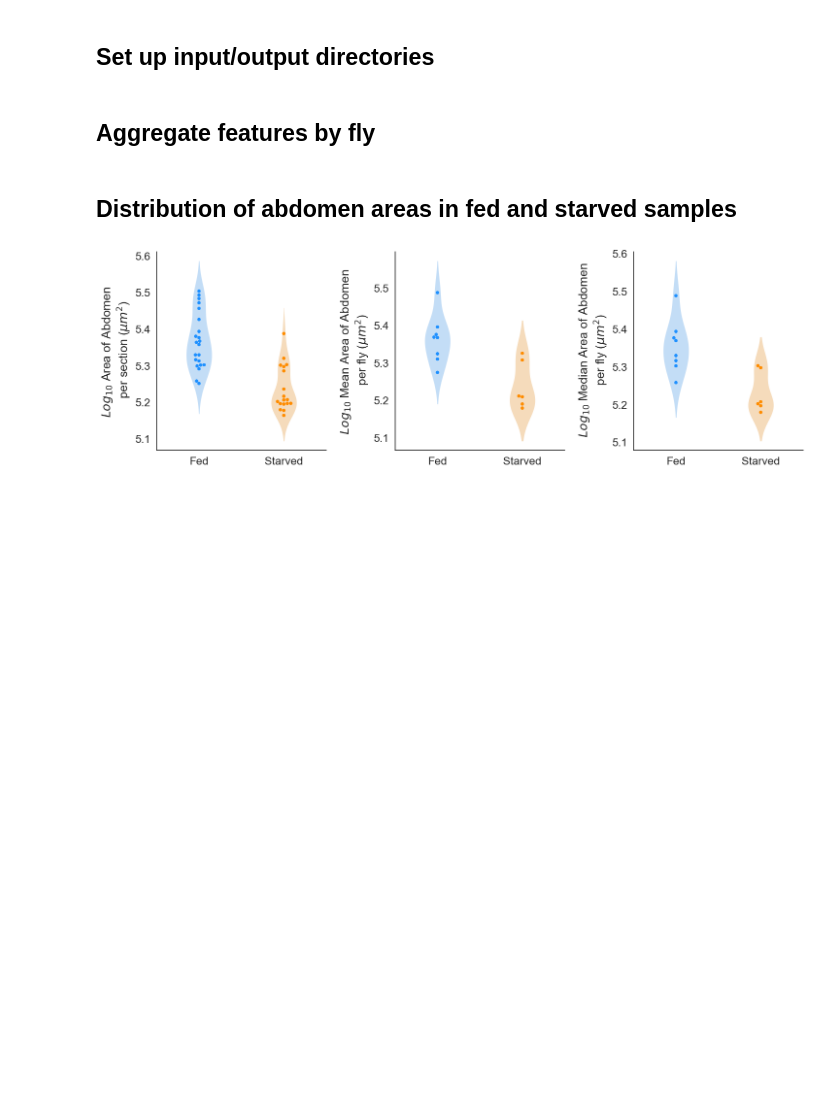
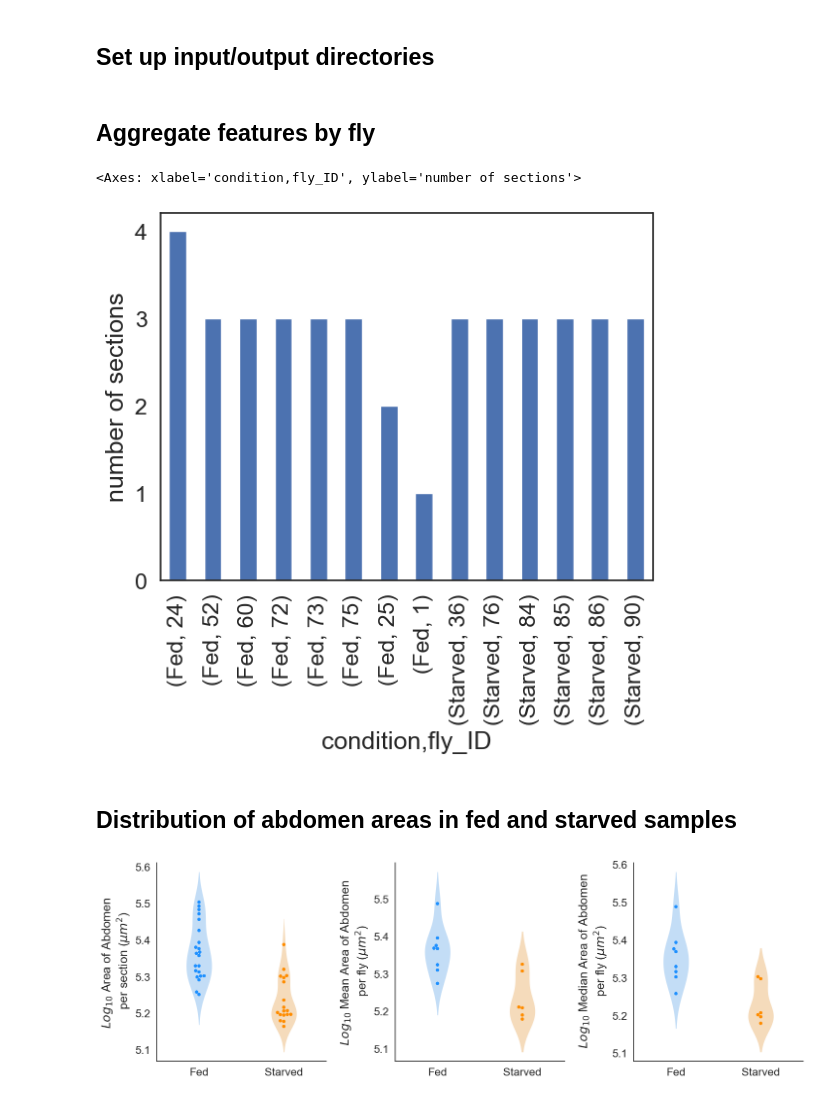
Before and after one commit to McCallLabBU/hemocyte_recruitment_image_quantification, a Jupyter notebook: code/exploratory_analysis_midsections.ipynb, the cells around one changed output. Cells and saved outputs as stored; diff of their text form; code cells hidden in the pictures; blank space fills up the shorter version.

```diff
--- a/code/exploratory_analysis_midsections.ipynb
+++ b/code/exploratory_analysis_midsections.ipynb
@@ -40,8 +40,15 @@ abdomen_coordinates = pd.read_csv(outputs.joinpath("abdomen_coordinates_midsecti
 # %%
 perfly_mean = abdomen_coordinates[['fly_ID', "condition", "Area µm^2","Num Detections", "Num Positive per mm^2" ]].groupby(['fly_ID', 'condition']).mean()
 perfly_median = abdomen_coordinates[['fly_ID', "condition", "Area µm^2","Num Detections", "Num Positive per mm^2" ]].groupby(['fly_ID', 'condition']).median()
 perfly_mean = perfly_mean.reset_index()
 perfly_median = perfly_median.reset_index()
+
+abdomen_coordinates[['condition','fly_ID']].groupby(['condition']).value_counts().plot(kind="bar",
+                                                                                                 ylabel="number of sections"
+                                                                                                 )
+# %% [output]
+<Axes: xlabel='condition,fly_ID', ylabel='number of sections'>
+[figure, added]
 # %% [markdown]
 ## Distribution of abdomen areas in fed and starved samples
 # %%
```
Also changed, not shown: parts of 5 cells of this notebook, 3 other files.
